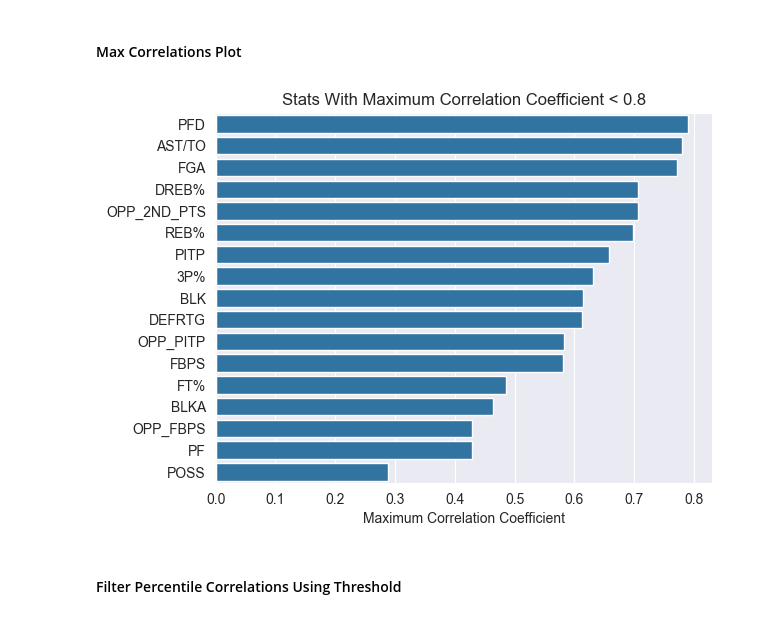
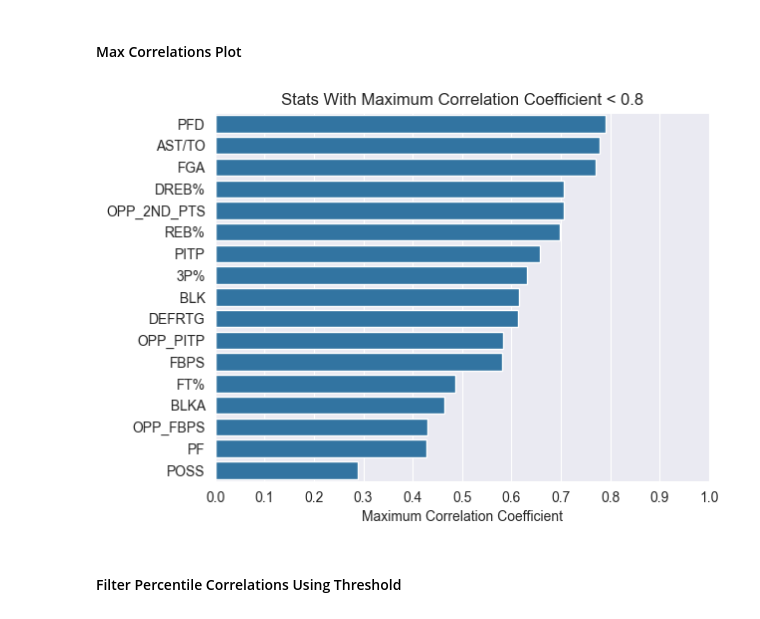
Before and after one commit to cdpeters/nba-prediction-analysis, a Jupyter notebook: notebooks/machine_learning/nba_stats_ml.ipynb, the cells around one changed output. Cells and saved outputs as stored; diff of their text form; code cells hidden in the pictures.

```diff
--- a/notebooks/machine_learning/nba_stats_ml.ipynb
+++ b/notebooks/machine_learning/nba_stats_ml.ipynb
@@ -32,6 +32,7 @@ sns.set_style("darkgrid")
 PROJECT_DIR = Path.cwd().parents[1]
 IMAGES_DIR = PROJECT_DIR / "src" / "static" / "images" / "machine_learning"
 DATA_DIR = PROJECT_DIR / "src" / "data"
+ETL_DATA_DIR = PROJECT_DIR / "notebooks" / "ETL_and_sqlalchemy" / "data"
 
 # Season to predict the champion for.
 SEASON_CURRENT = 2022
@@ -188,4 +189,8 @@ with Session(engine) as session:
 
     current_stats = current_stats.reset_index(drop=True)
     model_stats = model_stats.reset_index(drop=True)
+
+    # Write to csv for usage in Tableau.
+    current_stats.to_csv(ETL_DATA_DIR / "current_stats.csv", index=False)
+    model_stats.to_csv(ETL_DATA_DIR / "model_stats.csv", index=False)
 # %% [output]
@@ -458,18 +555,20 @@ def get_percentile(corr_col: Series, percentile: float = 1.0) -> float:
 
 # Apply `get_percentile` to each column in `corr` using the default value for the
 # percentile parameter to return max correlation values.
-max_corrs = corrs_all.agg(func=get_percentile)
-percentile_corrs = corrs_all.agg(func=get_percentile, percentile=percentile)
+max_corrs_all = corrs_all.agg(func=get_percentile)
+percentile_corrs_all = corrs_all.agg(func=get_percentile, percentile=percentile)
 # %% [markdown]
 #### Filter Max Correlations Using Threshold
 # %%
 # Max correlation filtering.
-max_corrs = max_corrs[max_corrs < max_corr_threshold].sort_values(ascending=False)
+max_corrs_all_filtered = max_corrs_all[max_corrs_all < max_corr_threshold].sort_values(
+    ascending=False
+)
 
 print(
-    f"Number of stats with max(r) < {max_corr_threshold}: {len(max_corrs)} out of {len(all_features)}\n"
+    f"Number of stats with max(r) < {max_corr_threshold}: {len(max_corrs_all_filtered)} out of {len(all_features)}\n"
 )
-print(f"Stats with max(r) < {max_corr_threshold}: {list(max_corrs.index)}")
+print(f"Stats with max(r) < {max_corr_threshold}: {list(max_corrs_all_filtered.index)}")
 # %% [output]
 Number of stats with max(r) < 0.8: 17 out of 45
 
@@ -479,21 +578,29 @@ Stats with max(r) < 0.8: ['PFD', 'AST/TO', 'FGA', 'DREB%', 'OPP_2ND_PTS', 'REB%'
 # %%
 fig, ax = plt.subplots()
 # Horizontal bar chart of max correlations.
-sns.barplot(x=max_corrs, y=max_corrs.index, ax=ax, orient="h", color="tab:blue")
+sns.barplot(
+    x=max_corrs_all_filtered,
+    y=max_corrs_all_filtered.index,
+    ax=ax,
+    orient="h",
+    color="tab:blue",
+)
 ax.set_title(f"Stats With Maximum Correlation Coefficient < {max_corr_threshold}")
 ax.set_xlabel("Maximum Correlation Coefficient")
 ax.set_ylabel("")
+ax.set_xlim([0, 1])
+ax.xaxis.set_major_locator(MultipleLocator(0.1))
 
 # Save image to file.
 fig.savefig(
-    fname=IMAGES_DIR / "max_correlation_coefficients.png",
+    fname=IMAGES_DIR / "max_correlation_coefficients_all_features.png",
     dpi=IMAGE_DPI,
     bbox_inches="tight",
 )
 
 plt.show()
 # %% [output]
-[figure, old version]
+[figure, new version]
 # %% [markdown]
 #### Filter Percentile Correlations Using Threshold
 # %%
```
Also changed, not shown: parts of 41 cells of this notebook.
